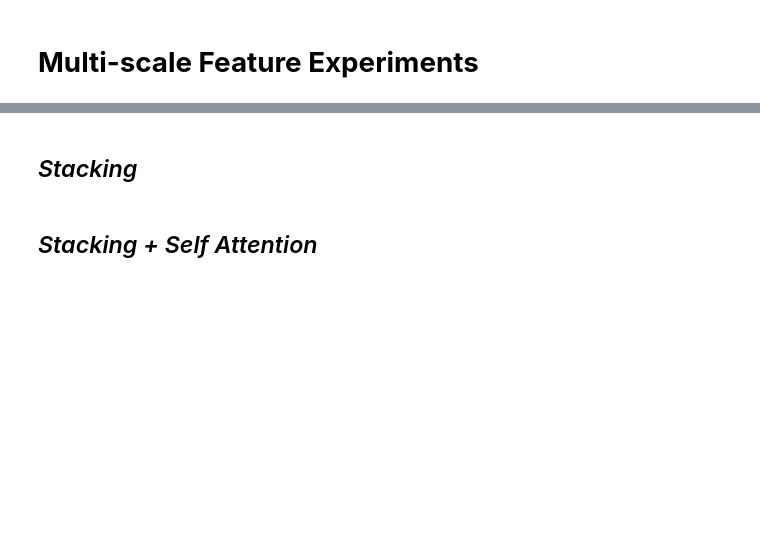
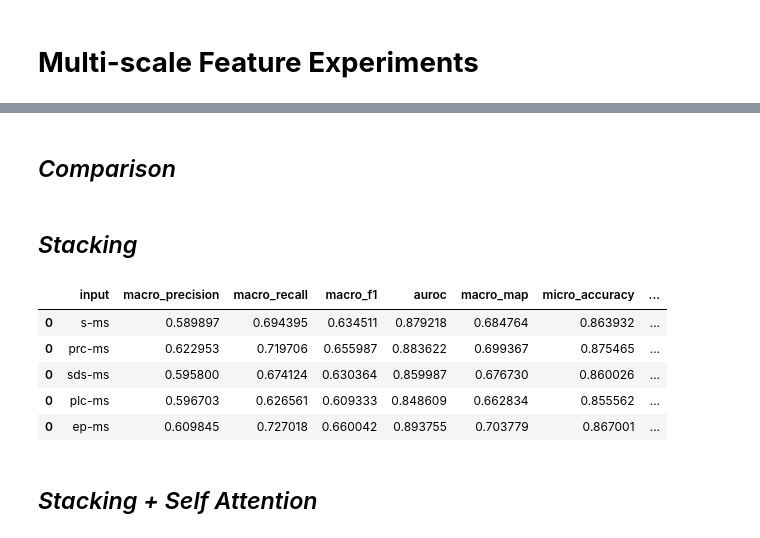
Before and after one commit to masseygeo/earthscape, a Jupyter notebook: notebooks/analysis_sgmapnet_cls.ipynb, the cells around one changed output, grey strips where cells are left out. Saved outputs shown, nothing was run; the diff lists cells and outputs as text; code cells hidden in the pictures; blank space fills up the shorter version.

```diff
--- a/notebooks/analysis_sgmapnet_cls.ipynb
+++ b/notebooks/analysis_sgmapnet_cls.ipynb
@@ -400,4 +354,45 @@ print(p)
+# %% [markdown]
+## *Comparison*
 # %% [markdown]
 ## *Stacking*
+# %%
+ms_dirs = glob.glob(r'../experiments/sgmap-net/classification/multiscale/*')
+
+experiments = []
+for d in ms_dirs:
+
+    input_name = os.path.split(d)[-1].split('_')[1]
+
+    df = pd.DataFrame()
+    df.loc[0, 'input'] = input_name
+
+    id_path = os.path.join(d, 'id_global.csv')
+    cd_path = os.path.join(d, 'cd_global.csv')
+
+    if os.path.isfile(id_path):
+        id = pd.read_csv(id_path)
+        df = pd.merge(left=df, right=id, left_index=True, right_index=True)
+
+    if os.path.isfile(cd_path):
+            cd = pd.read_csv(cd_path)
+            df = pd.merge(left=df, right=cd, left_index=True, right_index=True, suffixes=['', '_cd'])
+
+    experiments.append(df)
+
+df = pd.concat(experiments)
+df['delta_f1'] = df['macro_f1'] - df['macro_f1_cd']
+df['delta_rel_f1'] = df['delta_f1'] / df['macro_f1'] * 100
+df['total_f1'] = df['macro_f1'] + df['macro_f1_cd']
+# output_path = r'../assets/sgmap-net/classification/ms_global.csv'
+# df.to_csv(output_path, index=False)
+
+df.sort_values('total_f1', ascending=False).head()
+# %% [output]
+|  | input | macro_precision | macro_recall | macro_f1 | auroc | macro_map | micro_accuracy | ... |
+| 0 | s-ms | 0.589897 | 0.694395 | 0.634511 | 0.879218 | 0.684764 | 0.863932 | ... |
+| 0 | prc-ms | 0.622953 | 0.719706 | 0.655987 | 0.883622 | 0.699367 | 0.875465 | ... |
+| 0 | sds-ms | 0.595800 | 0.674124 | 0.630364 | 0.859987 | 0.676730 | 0.860026 | ... |
+| 0 | plc-ms | 0.596703 | 0.626561 | 0.609333 | 0.848609 | 0.662834 | 0.855562 | ... |
+| 0 | ep-ms | 0.609845 | 0.727018 | 0.660042 | 0.893755 | 0.703779 | 0.867001 | ... |
 # %% [markdown]
 ## *Stacking + Self Attention*
```
Also changed, not shown: parts of 29 cells of this notebook, 49 other files.
